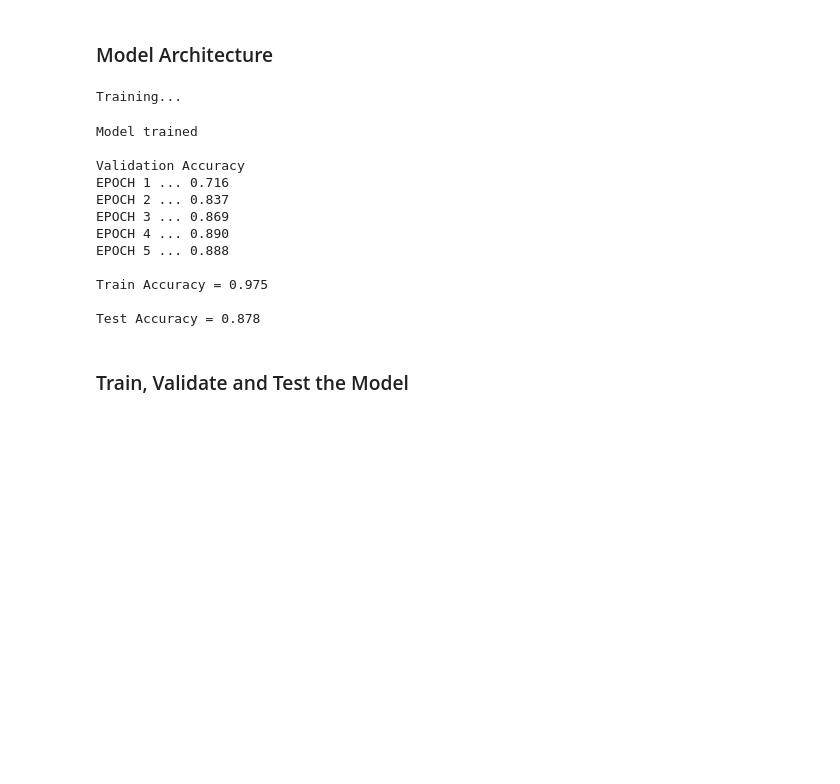
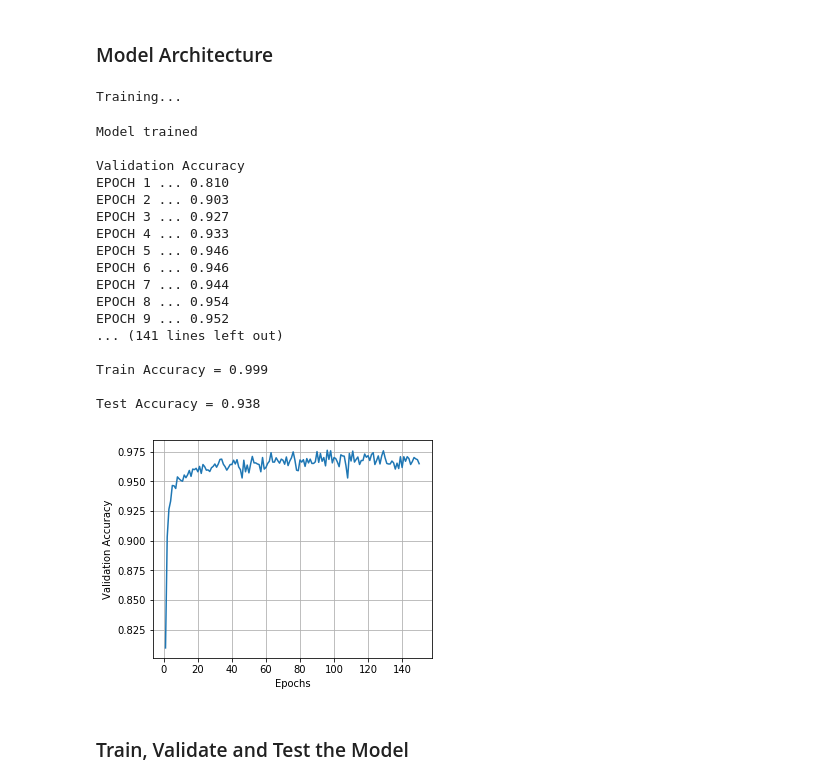
Before and after one commit to Guocheng99/CarND-TrafficSign-P2, a Jupyter notebook: Traffic_Sign_Classifier.ipynb, the cells around one changed output. Cells and saved outputs as stored; diff of their text form; code cells hidden in the pictures; blank space fills up the shorter version.

```diff
--- a/Traffic_Sign_Classifier.ipynb
+++ b/Traffic_Sign_Classifier.ipynb
@@ -193,8 +193,8 @@ from tensorflow.contrib.layers import flatten
 def LeNet5(x, mu=0, sigma=0.1, bdropout = False):
 
     # TODO: Layer 1: Convolutional. Input = 32x32x3. Output = 28x28x6.
-    conv1_w = tf.Variable(tf.truncated_normal(shape=(5, 5, 3, 6), mean=mu,stddev=sigma))
-    conv1_b = tf.Variable(tf.zeros(6))
+    conv1_w = tf.Variable(tf.truncated_normal(shape=(5, 5, 3, 16), mean=mu,stddev=sigma))
+    conv1_b = tf.Variable(tf.zeros(16))
     conv1 = tf.nn.conv2d(x, conv1_w, strides=[1, 1, 1, 1], padding='VALID') + conv1_b
 
     # TODO: Activation.
@@ -204,7 +204,7 @@ def LeNet5(x, mu=0, sigma=0.1, bdropout = False):
     conv1 = tf.nn.max_pool(conv1, ksize=[1, 1, 1, 1], strides=[1, 2, 2, 1], padding='VALID')
 
     # TODO: Layer 2: Convolutional. Output = 10x10x16.
-    conv2_w = tf.Variable(tf.truncated_normal(shape=[5, 5, 6, 16], mean=mu, stddev=sigma))
+    conv2_w = tf.Variable(tf.truncated_normal(shape=[5, 5, 16, 16], mean=mu, stddev=sigma))
     conv2_b = tf.Variable(tf.zeros(16))
     conv2 = tf.nn.conv2d(conv1, conv2_w, strides=[1, 1, 1, 1], padding='VALID') + conv2_b
 
@@ -250,11 +250,11 @@ def LeNet5(x, mu=0, sigma=0.1, bdropout = False):
 # %%
 import tensorflow as tf
 
-EPOCHS = 5
+EPOCHS = 150
 BATCH_SIZE = 128
 rate = 0.001
-KEEPRATE = 0.6
-bUseDropout = False
+KEEPRATE = 0.8
+bUseDropout = True
 # %%
 x = tf.placeholder(tf.float32, (None, 32, 32, 3))
 y = tf.placeholder(tf.int32,(None))
@@ -281,7 +281,7 @@ def evaluate(X_data, y_data):
         batch_x, batch_y = X_data[offset:offset+BATCH_SIZE], y_data[offset:offset+BATCH_SIZE]
 
         if bUseDropout:
-            accuracy = sess.run(accuracy_op, feed_dict={x: batch_x, y: batch_y, keep: KEEPRATE})
+            accuracy = sess.run(accuracy_op, feed_dict={x: batch_x, y: batch_y, keep: 1.0})
         else:
             accuracy = sess.run(accuracy_op, feed_dict={x: batch_x, y: batch_y})
 
@@ -343,15 +343,29 @@ Training...
 Model trained
 
 Validation Accuracy
-EPOCH 1 ... 0.716
-EPOCH 2 ... 0.837
-EPOCH 3 ... 0.869
-EPOCH 4 ... 0.890
-EPOCH 5 ... 0.888
+EPOCH 1 ... 0.810
+EPOCH 2 ... 0.903
+EPOCH 3 ... 0.927
+EPOCH 4 ... 0.933
+EPOCH 5 ... 0.946
+EPOCH 6 ... 0.946
+EPOCH 7 ... 0.944
+EPOCH 8 ... 0.954
+EPOCH 9 ... 0.952
+... (141 lines left out)
 
-Train Accuracy = 0.975
+Train Accuracy = 0.999
 
-Test Accuracy = 0.878
+Test Accuracy = 0.938
+# %%
+fig, axes = plt.subplots(ncols=1, figsize=(5, 4))
+axes.plot(range(1, EPOCHS + 1), valid_accuracy_sets)
+axes.set_xlabel('Epochs')
+axes.set_ylabel('Validation Accuracy')
+axes.grid(True)
+plt.show()
+# %% [output]
+[figure, added]
 # %% [markdown]
 ### Train, Validate and Test the Model
 # %% [markdown]
```
Also changed, not shown: parts of 1 cell of this notebook.
